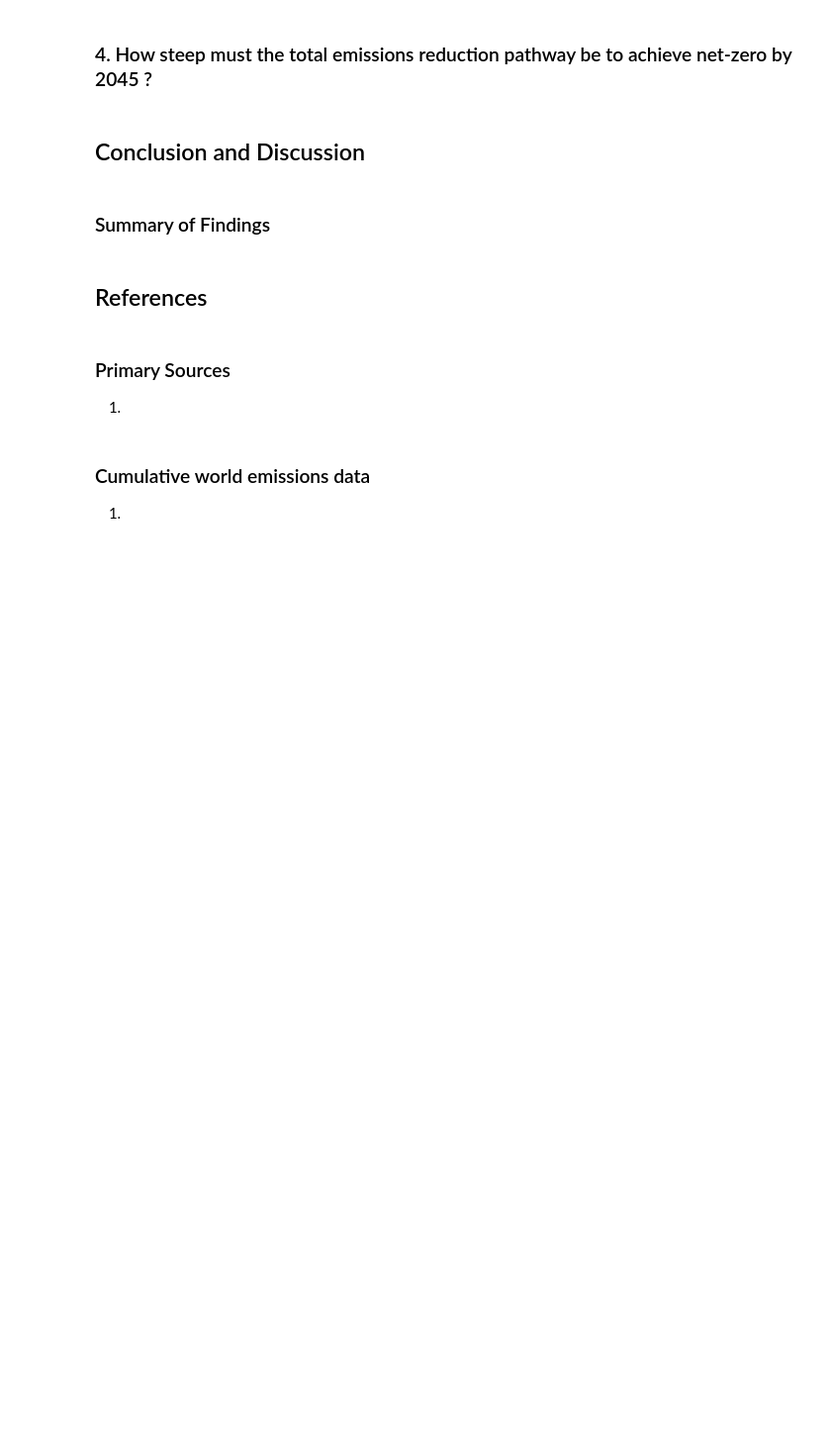
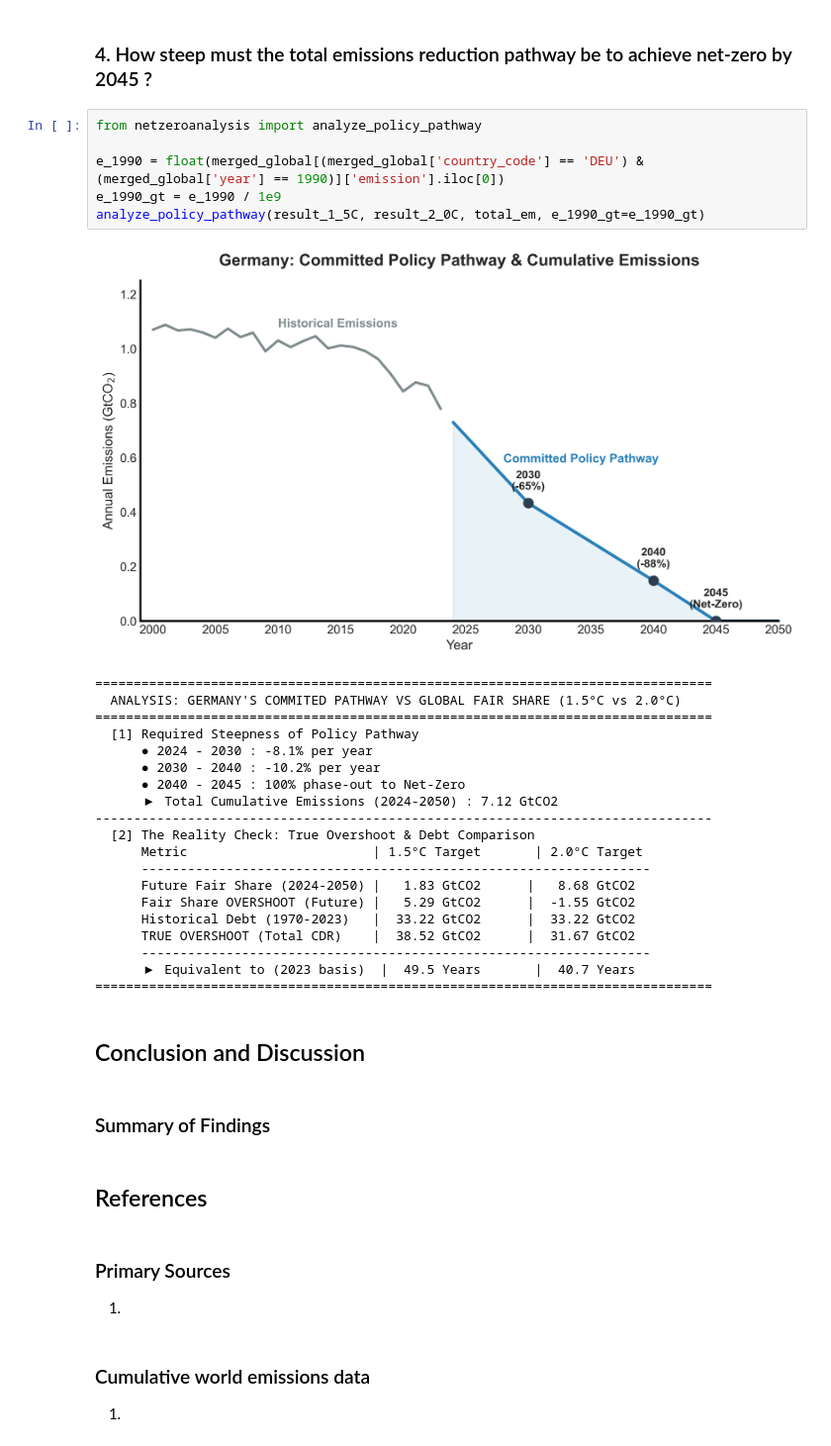
Before and after one commit to GinnyinGermany/CARBON, a Jupyter notebook: bin:/Computational_Narrative.ipynb, the cells around one changed output. Shown at 99% size. Drawn from its saved outputs; the diff is of its cells as text; blank space fills up the shorter version.

```diff
--- a/bin:/Computational_Narrative.ipynb
+++ b/bin:/Computational_Narrative.ipynb
@@ -439,5 +486,32 @@ result_df.head(10)
 # %% [markdown]
 ### 4. How steep must the total emissions reduction pathway be to achieve net-zero by 2045 ?
+# %%
+from netzeroanalysis import analyze_policy_pathway
+
+e_1990 = float(merged_global[(merged_global['country_code'] == 'DEU') & (merged_global['year'] == 1990)]['emission'].iloc[0])
+e_1990_gt = e_1990 / 1e9
+analyze_policy_pathway(result_1_5C, result_2_0C, total_em, e_1990_gt=e_1990_gt)
+# %% [output]
+[figure, added]
+================================================================================
+  ANALYSIS: GERMANY'S COMMITED PATHWAY VS GLOBAL FAIR SHARE (1.5°C vs 2.0°C)
+================================================================================
+  [1] Required Steepness of Policy Pathway
+      ● 2024 - 2030 : -8.1% per year
+      ● 2030 - 2040 : -10.2% per year
+      ● 2040 - 2045 : 100% phase-out to Net-Zero
+      ▶ Total Cumulative Emissions (2024-2050) : 7.12 GtCO2
+--------------------------------------------------------------------------------
+  [2] The Reality Check: True Overshoot & Debt Comparison
+      Metric                        | 1.5°C Target       | 2.0°C Target
+      ------------------------------------------------------------------
+      Future Fair Share (2024-2050) |   1.83 GtCO2      |   8.68 GtCO2
+      Fair Share OVERSHOOT (Future) |   5.29 GtCO2      |  -1.55 GtCO2
+      Historical Debt (1970-2023)   |  33.22 GtCO2      |  33.22 GtCO2
+      TRUE OVERSHOOT (Total CDR)    |  38.52 GtCO2      |  31.67 GtCO2
+      ------------------------------------------------------------------
+      ▶ Equivalent to (2023 basis)  |  49.5 Years       |  40.7 Years
+================================================================================
 # %% [markdown]
 ## Conclusion and Discussion
 # %% [markdown]
```
Also changed, not shown: parts of 5 cells of this notebook, 1 other file.
